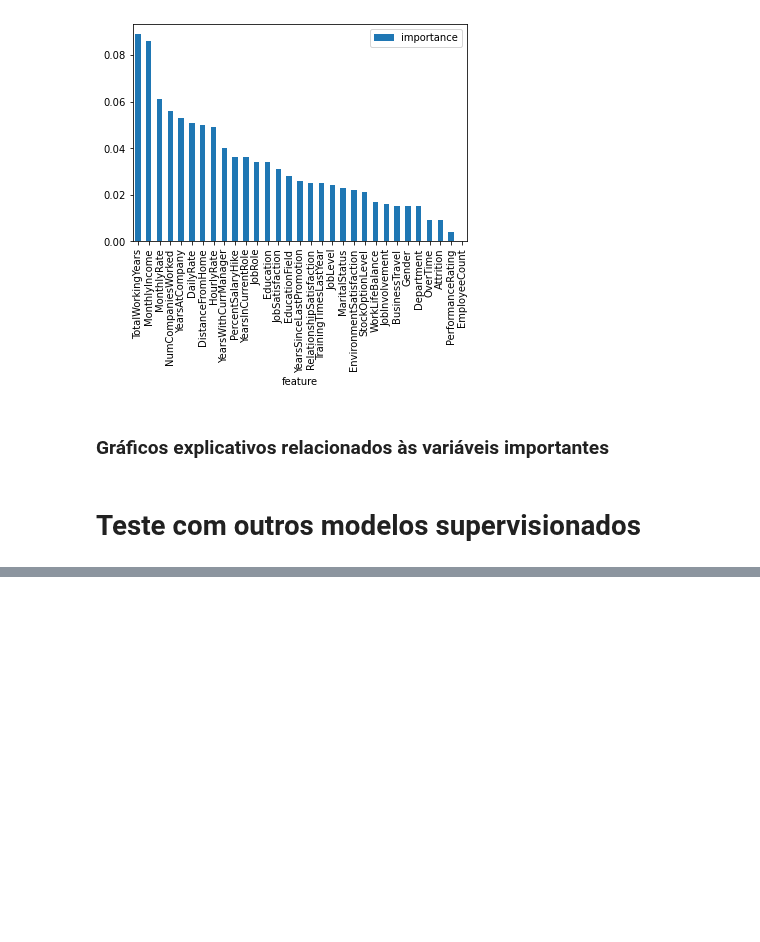
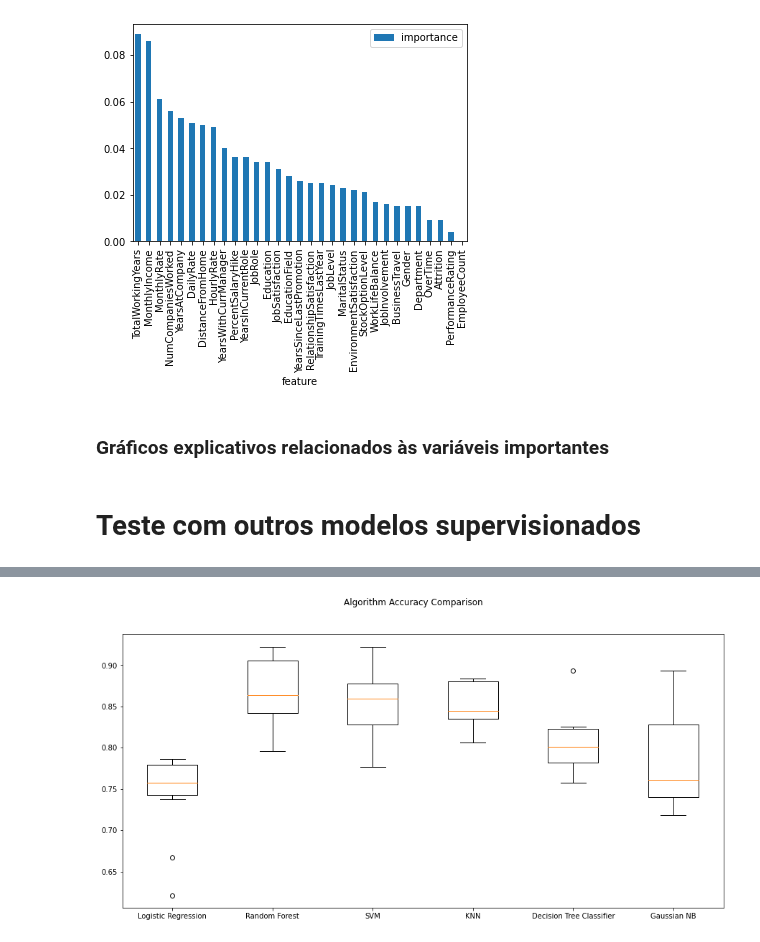
Before and after one commit to catarinatomasr/projectoEDSB, a Jupyter notebook: Projecto.ipynb, the cells around one changed output, grey strips where cells are left out. Cells and saved outputs as stored; diff of their text form; code cells hidden in the pictures; blank space fills up the shorter version.

```diff
--- a/Projecto.ipynb
+++ b/Projecto.ipynb
@@ -574,0 +566,32 @@ feature_df.T.plot(kind="bar",legend=False,title="Feature Importance")
+# %%
+
+acc_results = []
+auc_results = []
+names = []
+# set table to table to populate with performance results
+col = ['Algorithm', 'ROC AUC Mean', 'ROC AUC STD',
+       'Accuracy Mean', 'Accuracy STD']
+df_results = pd.DataFrame(columns=col)
+i = 0
+# evaluate each model using cross-validation
+for name, model in models:
+    kfold = model_selection.KFold(
+        n_splits=10, random_state=7, shuffle = True)  # 10-fold cross-validation
+
+    cv_acc_results = model_selection.cross_val_score(  # accuracy scoring
+        model, X_train, y_train, cv=kfold, scoring='accuracy')
+
+    cv_auc_results = model_selection.cross_val_score(  # roc_auc scoring
+        model, X_train, y_train, cv=kfold, scoring='roc_auc')
+
+    acc_results.append(cv_acc_results)
+    auc_results.append(cv_auc_results)
+    names.append(name)
+    df_results.loc[i] = [name,
+                         round(cv_auc_results.mean()*100, 2),
+                         round(cv_auc_results.std()*100, 2),
+                         round(cv_acc_results.mean()*100, 2),
+                         round(cv_acc_results.std()*100, 2)
+                         ]
+    i += 1
+df_results.sort_values(by=['ROC AUC Mean'], ascending=False)
@@ -574,0 +609,9 @@ feature_df.T.plot(kind="bar",legend=False,title="Feature Importance")
+# %%
+fig = plt.figure(figsize=(15, 7))
+fig.suptitle('Algorithm Accuracy Comparison')
+ax = fig.add_subplot(111)
+plt.boxplot(acc_results)
+ax.set_xticklabels(names)
+plt.show()
+# %% [output]
+[figure, added]
```
Also changed, not shown: parts of 55 cells of this notebook.
